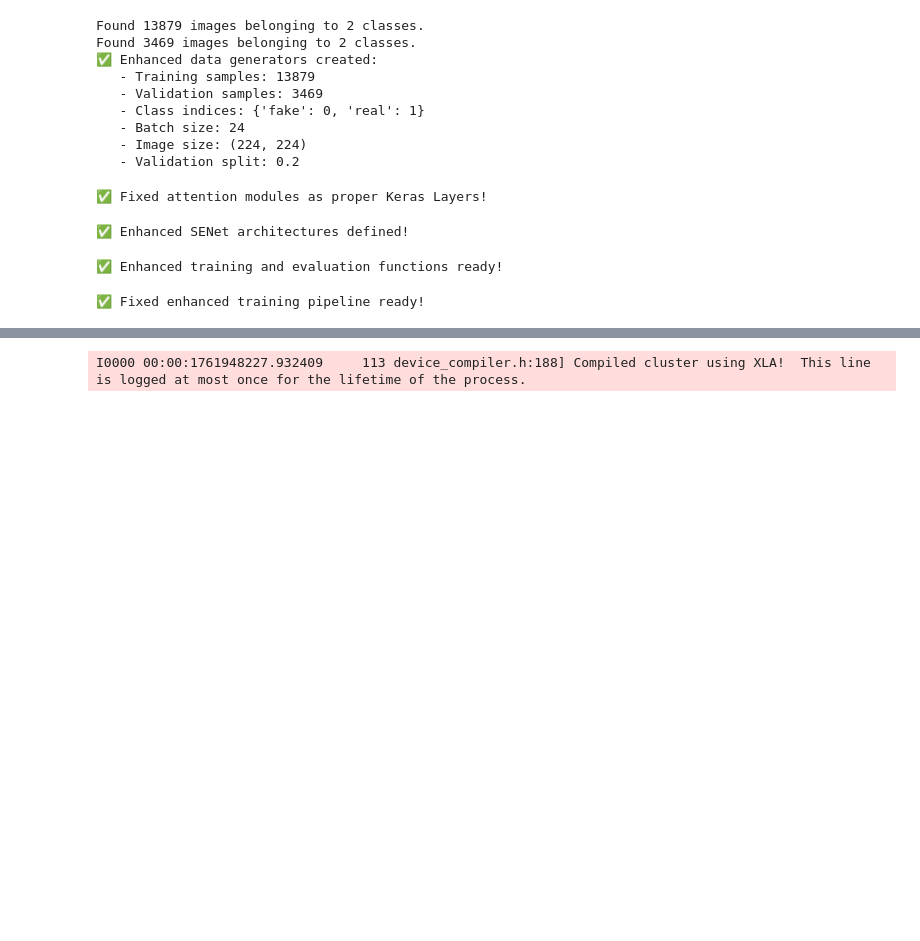
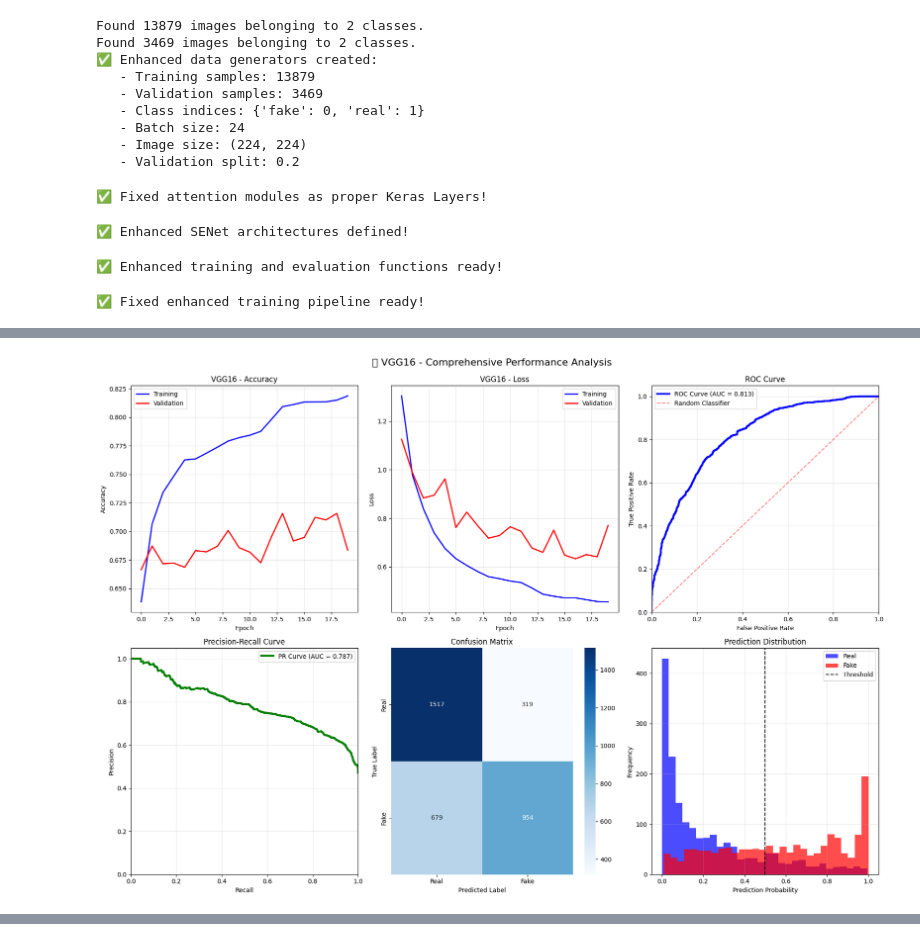
Before and after one commit to Avinash-yadav103/DeepFake, a Jupyter notebook: pretrainedmodeldeepfake.ipynb, the cells around one changed output, grey strips where cells are left out. Drawn from its saved outputs; the diff is of its cells as text; code cells hidden in the pictures; blank space fills up the shorter version.

Commit message:
pretrained models

```diff
--- a/pretrainedmodeldeepfake.ipynb
+++ b/pretrainedmodeldeepfake.ipynb
@@ -840,72 +840,42 @@ print("✅ Fixed enhanced training pipeline ready!")
 # %% [output]
 ✅ Fixed enhanced training pipeline ready!
 # %%
-# Cell 8: Fixed Train All Models - KERAS TENSOR COMPATIBLE
+# Cell 8a: Train VGG16 Model
 # =========================================
-# 🎯 Execute Fixed Training for All Models
+# 🚀 Train VGG16 with Enhanced Pipeline
 # =========================================
 
 # Check if data generators are available
 if train_gen is not None and val_gen is not None:
 
-    # Define models to train with enhanced configurations
-    models_to_train = [
-        (VGG16, "VGG16"),
-        (VGG19, "VGG19"),
-        (ResNet50, "ResNet50"),
-        (DenseNet121, "DenseNet121"),
-        (EfficientNetB0, "EfficientNetB0"),
-        (None, "Enhanced_SENet"),      # Custom Enhanced SENet
-        (None, "Lightweight_SENet")    # Lightweight SENet
-    ]
+    print(f"\n{'='*60}")
+    print(f"🚀 Starting VGG16 training...")
+    print(f"{'='*60}")
 
-    trained_models = {}
+    model, history, metrics = build_and_train_enhanced_fixed(
+        VGG16, "VGG16", train_gen, val_gen, epochs=20
+    )
 
-    # Train each model with fixed pipeline
-    for model_class, name in models_to_train:
-        print(f"\n{'='*60}")
-        print(f"🚀 Starting {name} training...")
-        print(f"{'='*60}")
+    if model is not None:
+        trained_models = {}  # Initialize if not exists
+        trained_models["VGG16"] = {
+            'model': model,
+            'history': history,
+            'metrics': metrics
+        }
+        print(f"✅ VGG16 training completed successfully!")
+    else:
+        print(f"❌ VGG16 training failed!")
 
-        if name in ["Enhanced_SENet", "Lightweight_SENet"]:
-            model, history, metrics = build_and_train_enhanced_fixed(
-                None, name, train_gen, val_gen, epochs=20
-            )
-        else:
-            model, history, metrics = build_and_train_enhanced_fixed(
-                model_class, name, train_gen, val_gen, epochs=12
-            )
+    # Clear memory
+    if model is not None:
+        del model
+    tf.keras.backend.clear_session()
 
-        if model is not None:
-            trained_models[name] = {
-                'model': model,
-                'history': history,
-                'metrics': metrics
-            }
-            print(f"✅ {name} training completed successfully!")
-        else:
-            print(f"❌ {name} training failed!")
-
-        # Clear memory
-        if model is not None:
-            del model
-        tf.keras.backend.clear_session()
-
-        print(f"🧹 Memory cleared after {name}")
-
-    print(f"\n🎉 Training Summary:")
-    print(f"   - Total models attempted: {len(models_to_train)}")
-    print(f"   - Successfully trained: {len(trained_models)}")
-    print(f"   - Failed: {len(models_to_train) - len(trained_models)}")
-
-    if trained_models:
-        print(f"   - Trained models: {list(trained_models.keys())}")
-
-    print("\n🎉 All models training phase completed!")
+    print(f"🧹 Memory cleared after VGG16")
 
 else:
-    print("❌ Cannot train models: Data generators not available")
-    print("Please ensure the dataset is properly downloaded and generators are created.")
+    print("❌ Cannot train VGG16: Data generators not available")
 # %% [output]
 ============================================================
 🚀 Starting VGG16 training...
@@ -915,0 +897 @@ else:
+[figure, new version]
@@ -932 +900,0 @@ I0000 00:00:1761948220.020327     113 cuda_dnn.cc:529] Loaded cuDNN version 9030
-I0000 00:00:1761948227.932409     113 device_compiler.h:188] Compiled cluster using XLA!  This line is logged at most once for the lifetime of the process.
```
Also changed, not shown: parts of 10 cells of this notebook.
